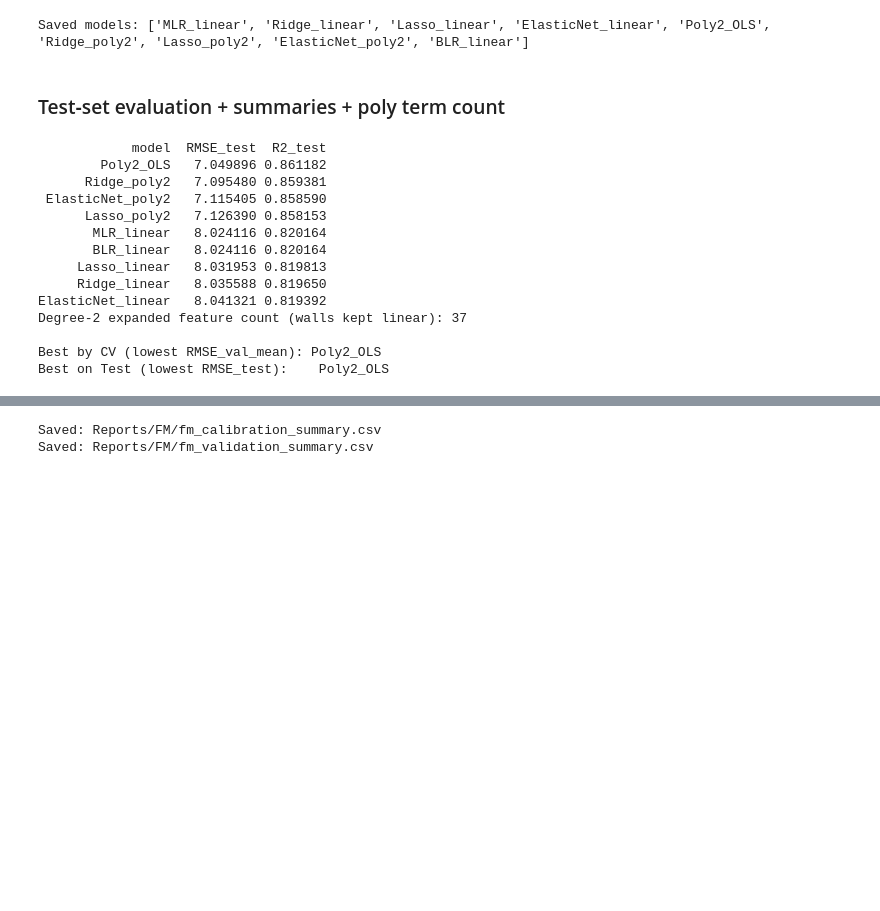
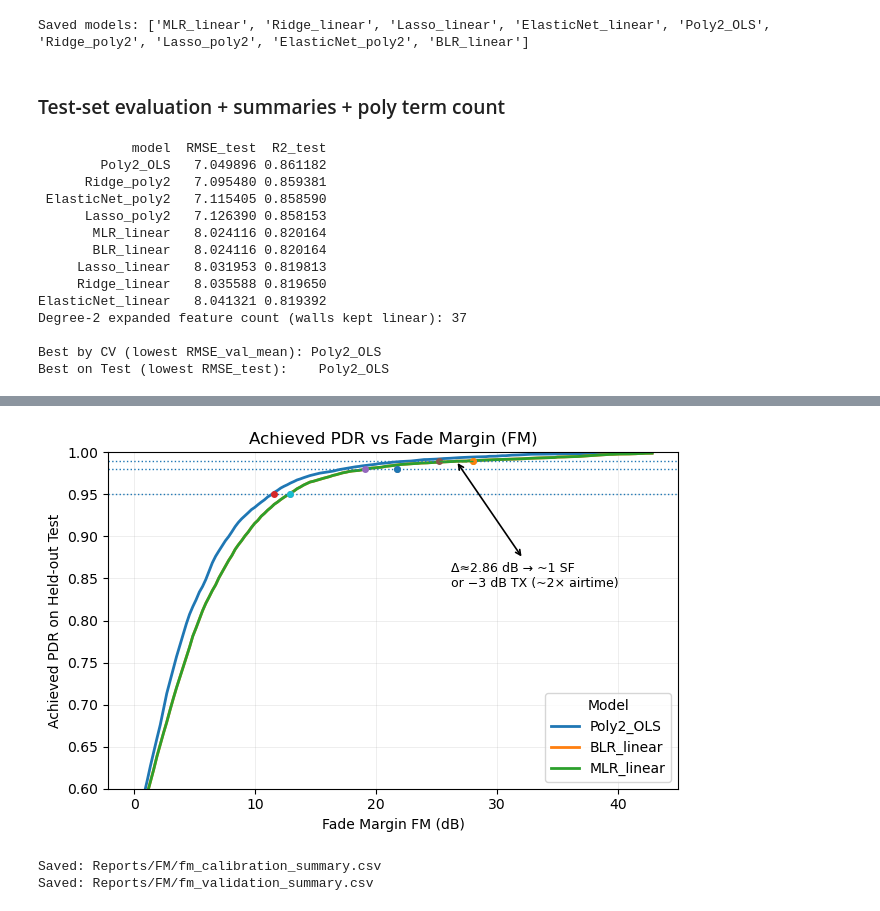
Before and after one commit to nahshonmokua/LoRaWAN-Indoor-PL-parametrics, a Jupyter notebook: Combined_Regression.ipynb, the cells around one changed output, grey strips where cells are left out. Saved outputs shown, nothing was run; the diff lists cells and outputs as text; code cells hidden in the pictures; blank space fills up the shorter version.

```diff
--- a/Combined_Regression.ipynb
+++ b/Combined_Regression.ipynb
@@ -824,3 +830,74 @@ plt.show()
+# %%
+# ============================== Plot: PDR vs FM (overlay) =========================
+MODELS_TO_PLOT = ["Poly2_OLS", "BLR_linear", "MLR_linear"]
+TARGET_PS = [0.05, 0.02, 0.01]   # 95%, 98%, 99%
+
+# Build test residuals for each model and a shared FM range
+curves = {}
+eps_all = []
+for m in MODELS_TO_PLOT:
+    est = fitted_models[m]
+    eps_test = y_test - predict_pl(est, X_lin_test, offset_test)  # consistent with your pipeline
+    eps_all.append(eps_test)
+    curves[m] = {"eps": eps_test}
+
+# Shared x-range so curves are comparable
+shared_fm_max = max(
+    HEURISTIC_FM_DB,
+    *[np.percentile(eps, 99.9) for eps in eps_all]
+)
+
+# Generate PDR curves
+for m in MODELS_TO_PLOT:
+    fm_grid, pdr_grid = pdr_curve(curves[m]["eps"], fm_min=0.0, fm_max=shared_fm_max, num=160)
+    curves[m]["fm_grid"] = fm_grid
+    curves[m]["pdr_grid"] = pdr_grid
+
+plt.figure(figsize=(6.6, 4.3))
+
+# Plot curves
+for m in MODELS_TO_PLOT:
+    plt.plot(curves[m]["fm_grid"], curves[m]["pdr_grid"], linewidth=2, label=m)
+
+# Horizontal lines at targets
+for p in TARGET_PS:
+    plt.axhline(1.0 - p, linestyle=":", linewidth=1.0)
+
+# Place markers at each model’s calibrated FM(p)
+for m in MODELS_TO_PLOT:
+    for p in TARGET_PS:
+        row = fm_table[(fm_table["model"] == m) & (fm_table["p"] == p)].iloc[0]
+        plt.plot([row["fm_sel"]], [1.0 - p], marker="o", markersize=4)
+
+# ---------- Budget translation callout at 99% (p=0.01) ----------
+p = 0.01
+y = 1.0 - p
+x_poly = fm_table.loc[(fm_table["model"] == "Poly2_OLS") & (fm_table["p"] == p), "fm_sel"].values[0]
+x_mlr  = fm_table.loc[(fm_table["model"] == "MLR_linear") & (fm_table["p"] == p), "fm_sel"].values[0]
+delta  = x_mlr - x_poly
+
+# Draw a bidirectional arrow between the two FMs and annotate
+plt.plot([x_poly, x_mlr], [y, y], linestyle="--", linewidth=1.0)
+plt.annotate(
+    f"Δ≈{delta:.2f} dB → ~1 SF\nor −3 dB TX (~2× airtime)",
+    xy=((x_poly + x_mlr)/2, y),
+    xytext=(x_poly + 0.35*(x_mlr - x_poly), y - 0.12),
+    arrowprops=dict(arrowstyle="<->", lw=1.2),
+    ha="left", va="top", fontsize=9
+)
+
+plt.title("Achieved PDR vs Fade Margin (FM)")
+plt.xlabel("Fade Margin FM (dB)")
+plt.ylabel("Achieved PDR on Held-out Test")
+plt.ylim(0.6, 1.0)              # focus on the interesting band
+plt.grid(True, which="both", linewidth=0.5, alpha=0.3)
+plt.legend(title="Model", loc="lower right")
+os.makedirs("Reports/FM", exist_ok=True)
+plt.tight_layout()
+# plt.savefig("Reports/FM/pdr_vs_fm_overlay.png", dpi=600)
+plt.show()
+# %% [output]
+[figure, added]
 # %%
 # ============================== Save CSV summaries ================================
 os.makedirs("Reports/FM", exist_ok=True)
```
Also changed, not shown: parts of 9 cells of this notebook, 5 other files.
